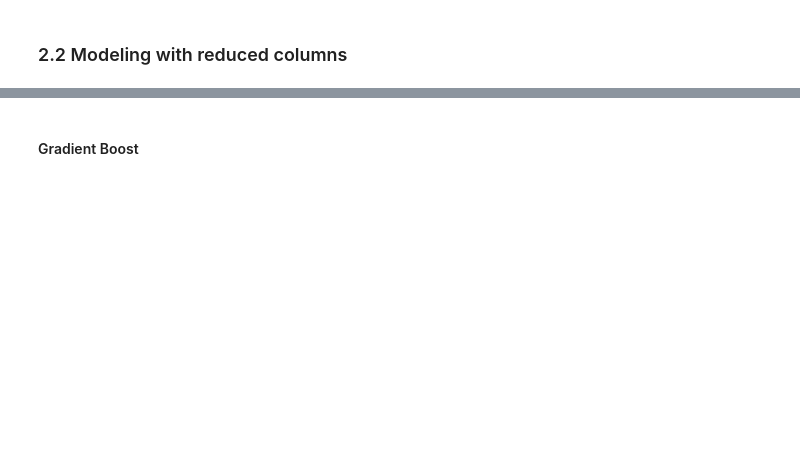
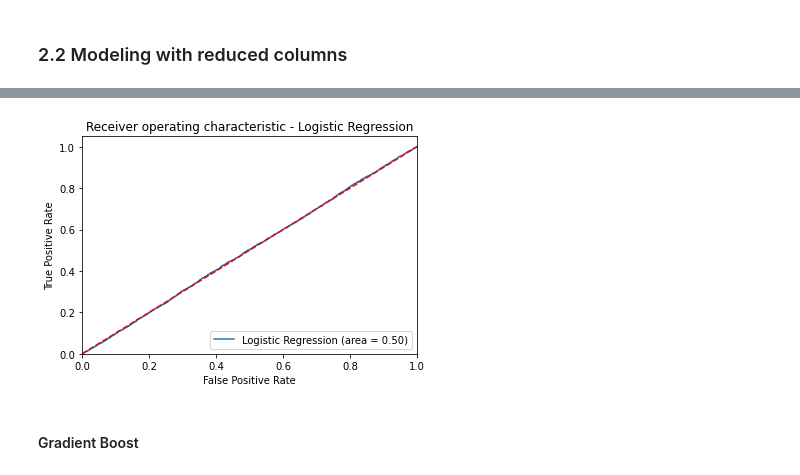
Before and after one commit to emenain/Capstone1, a Jupyter notebook: Preprocessing_Modeling.ipynb, the cells around one changed output, grey strips where cells are left out. Cells and saved outputs as stored; diff of their text form; code cells hidden in the pictures; blank space fills up the shorter version.

```diff
--- a/Preprocessing_Modeling.ipynb
+++ b/Preprocessing_Modeling.ipynb
@@ -278,0 +281,14 @@ _ = plt.ylabel('Predicted Fixed Acidity Data')
+# %%
+X_train, X_test, y_train, y_test = train_test_split(X, y, test_size=0.3, random_state=123)
+
+# Make the model with the specified regularization parameter
+log_reg2 = LogisticRegression(C = 0.0001)
+
+# Train on the training data
+log_reg2.fit(X_train, y_train)
+
+y_pred = log_reg2.predict(X_test)
+print('Accuracy of logistic regression classifier on test set: {:.2f}'.format(log_reg2.score(X_test, y_test)))
+
+
+print(classification_report(y_test, y_pred))
@@ -279,3 +305,19 @@ _ = plt.ylabel('Predicted Fixed Acidity Data')
+# %%
+logit_roc_auc = roc_auc_score(y_test, log_reg2.predict(X_test))
+fpr, tpr, thresholds = roc_curve(y_test, log_reg2.predict_proba(X_test)[:,1])
+plt.figure()
+plt.plot(fpr, tpr, label='Logistic Regression (area = %0.2f)' % logit_roc_auc)
+plt.plot([0, 1], [0, 1],'r--')
+plt.xlim([0.0, 1.0])
+plt.ylim([0.0, 1.05])
+plt.xlabel('False Positive Rate')
+plt.ylabel('True Positive Rate')
+plt.title('Receiver operating characteristic - Logistic Regression')
+plt.legend(loc="lower right")
+plt.savefig('Log_ROC')
+plt.show()
+# %% [output]
+[figure, added]
 # %% [markdown]
 #### Gradient Boost
 # %%
```
Also changed, not shown: parts of 29 cells of this notebook, 2 other files.
